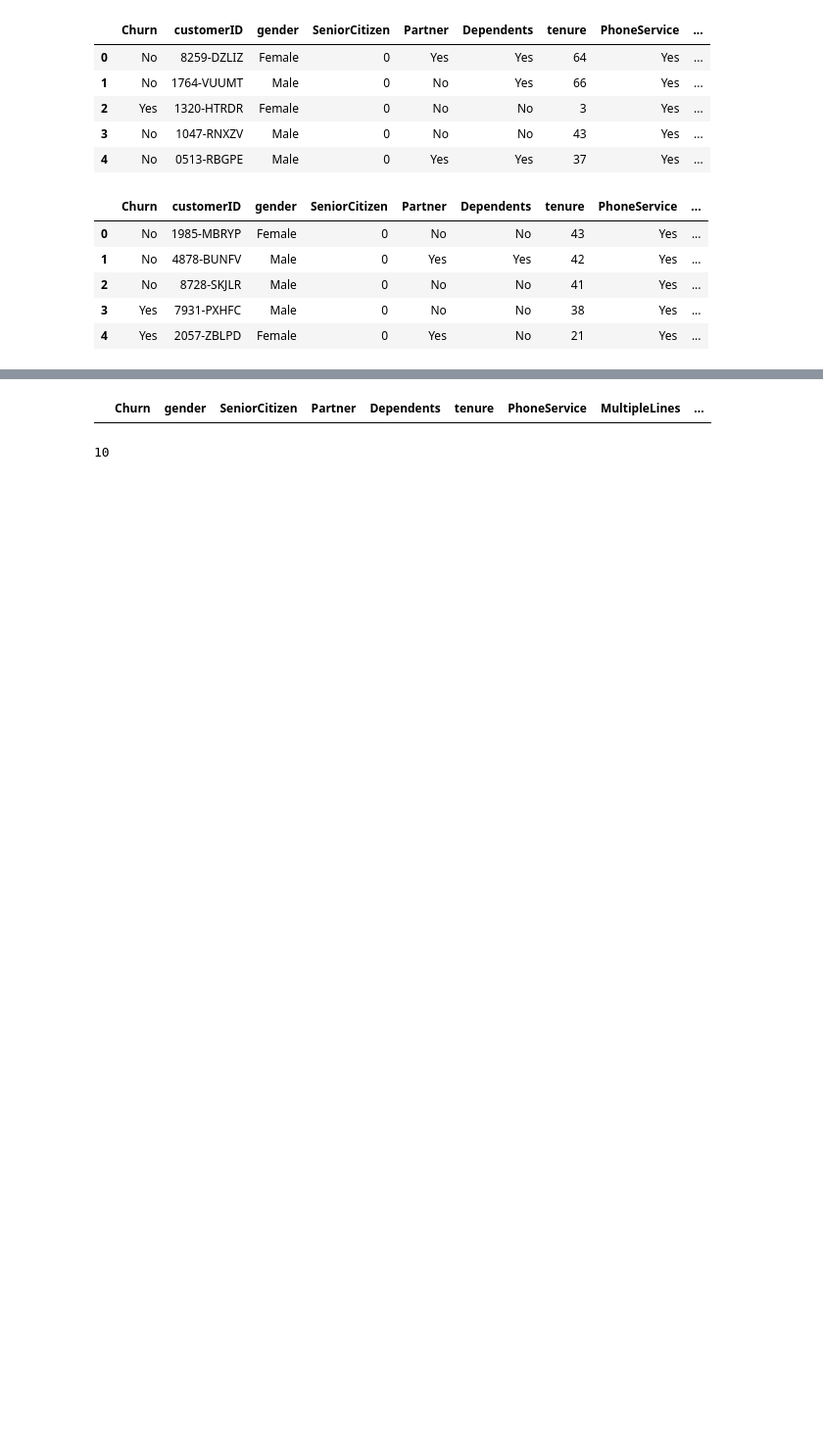
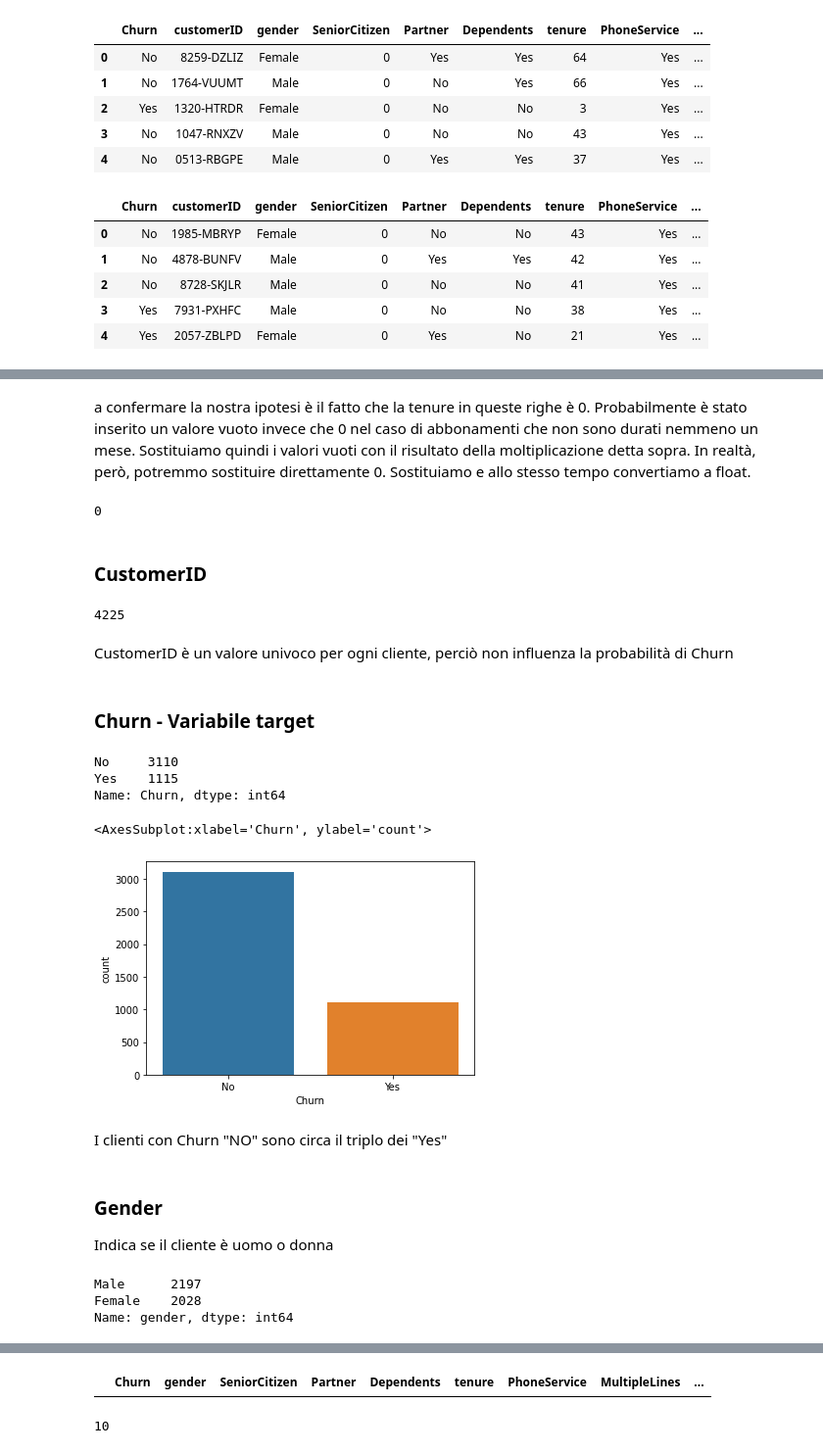
Before and after one commit to muccijacopo/TelcoChurn-Challenge-AI, a Jupyter notebook: training.ipynb, the cells around one changed output, grey strips where cells are left out. Shown at 98% size. Saved outputs shown, nothing was run; the diff lists cells and outputs as text; code cells hidden in the pictures; blank space fills up the shorter version.

Commit message:
updated training notebook

```diff
--- a/training.ipynb
+++ b/training.ipynb
@@ -29,3 +114,46 @@ test.head()
+# %% [markdown]
+a confermare la nostra ipotesi è il fatto che la tenure in queste righe è 0. Probabilmente è stato inserito un valore vuoto invece che 0 nel caso di abbonamenti che non sono durati nemmeno un mese. Sostituiamo quindi i valori vuoti con il risultato della moltiplicazione detta sopra. In realtà, però, potremmo sostituire direttamente 0.
+Sostituiamo e allo stesso tempo convertiamo a float.
+# %%
+train.TotalCharges.replace(to_replace=" ", value=0, inplace=True)
+len(train[train.TotalCharges == ''])
+# %% [output]
+0
+# %% [markdown]
+### CustomerID
+# %%
+train.customerID.nunique()
+# %% [output]
+4225
 # %%
-train = train.drop(columns=['customerID'])
-test = test.drop(columns=['customerID'])
+try:
+    train = train.drop(columns=['customerID'])
+    test = test.drop(columns=['customerID'])
+except:
+    print("CustomerID non presente")
+# %% [markdown]
+CustomerID è un valore univoco per ogni cliente, perciò non influenza la probabilità di Churn
+# %% [markdown]
+### Churn - Variabile target
+# %%
+train.Churn.value_counts()
+# %% [output]
+No     3110
+Yes    1115
+Name: Churn, dtype: int64
+# %%
+sns.countplot(x='Churn', data=train)
+# %% [output]
+<AxesSubplot:xlabel='Churn', ylabel='count'>
+[figure, added]
+# %% [markdown]
+I clienti con Churn "NO" sono circa il triplo dei "Yes"
+# %% [markdown]
+### Gender
+Indica se il cliente è uomo o donna
+# %%
+train.gender.value_counts()
+# %% [output]
+Male      2197
+Female    2028
+Name: gender, dtype: int64
```
Also changed, not shown: parts of 15 cells of this notebook.
